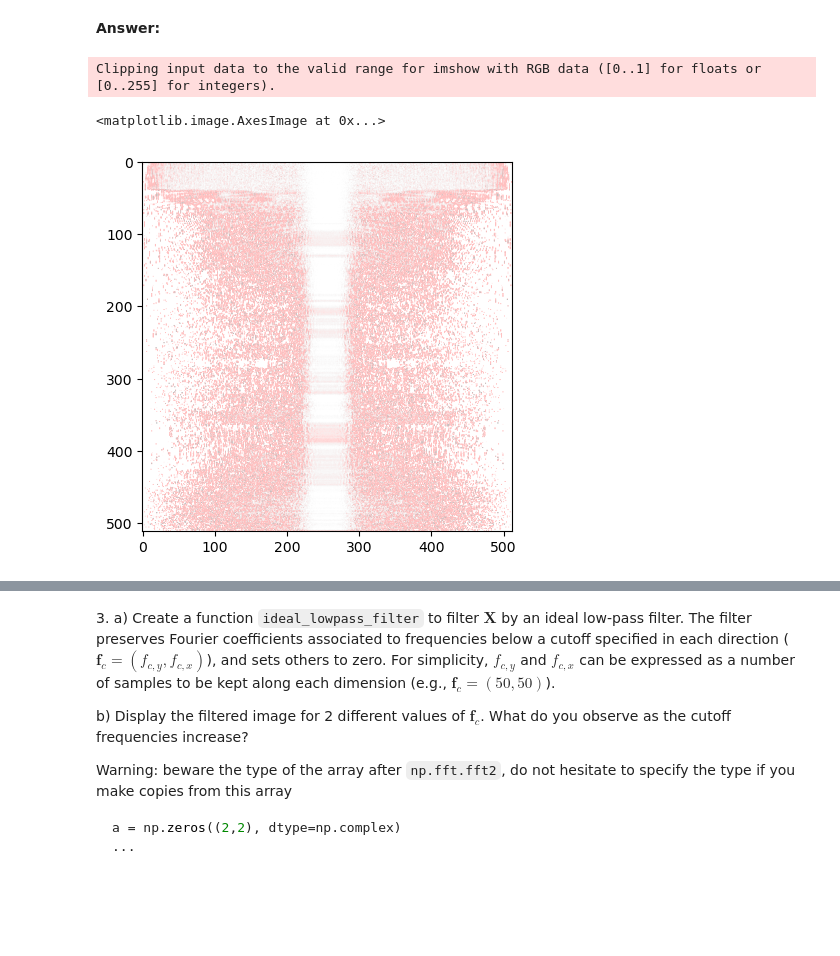
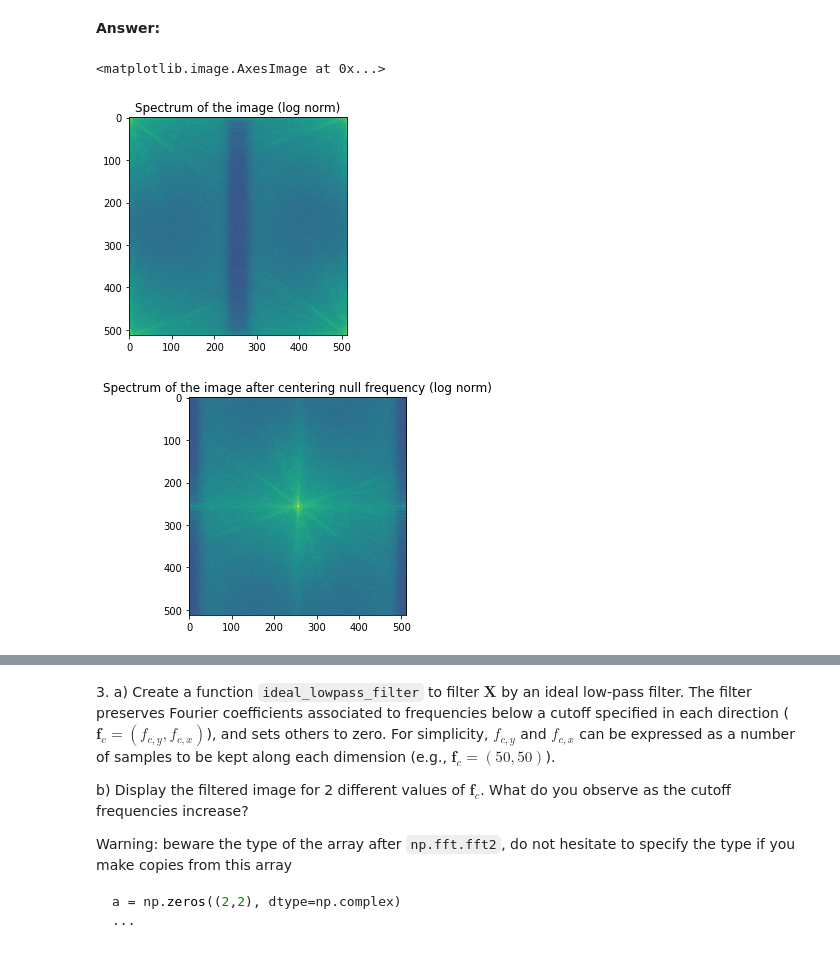
Before and after one commit to heez77/python_sdia, a Jupyter notebook: Labs/Lab3/lab3.ipynb, the cells around one changed output, grey strips where cells are left out. Drawn from its saved outputs; the diff is of its cells as text; code cells hidden in the pictures; blank space fills up the shorter version.

```diff
--- a/Labs/Lab3/lab3.ipynb
+++ b/Labs/Lab3/lab3.ipynb
@@ -183,11 +180,24 @@ a) In this representation, where is the pixel of the spectrum associated with th
 b) Take a look at the documentation of `np.fft.fftshift`. Use it to ensure that the null frequency is located at the center of the image.
 # %% [markdown]
 **Answer:**
-# %%
-dft_img = np.fft.fft2(img)
-
-plt.imshow(np.vectorize(lambda x: np.abs(x)**2)(dft_img))
-# %% [output]
-Clipping input data to the valid range for imshow with RGB data ([0..1] for floats or [0..255] for integers).
-<matplotlib.image.AxesImage at 0x...>
-[figure, removed]
+# %%
+import numpy as np
+from matplotlib.colors import LogNorm
+
+# Spectrum of the image
+dft_gray_img = np.fft.fft2(gray_img)
+spectrum = np.vectorize(lambda x: np.abs(x)**2)(dft_gray_img)
+plt.figure()
+plt.title("Spectrum of the image (log norm)")
+plt.imshow(spectrum, norm=LogNorm())
+
+# Spectrum of the image after centering null frequency
+dft_gray_img = np.fft.fftshift(dft_gray_img)
+spectrum = np.vectorize(lambda x: np.abs(x)**2)(dft_gray_img)
+plt.figure()
+plt.title("Spectrum of the image after centering null frequency (log norm)")
+plt.imshow(spectrum, norm=LogNorm())
+# %% [output]
+<matplotlib.image.AxesImage at 0x...>
+[figure, added]
+[figure, added]
```
Also changed, not shown: parts of 17 cells of this notebook.
